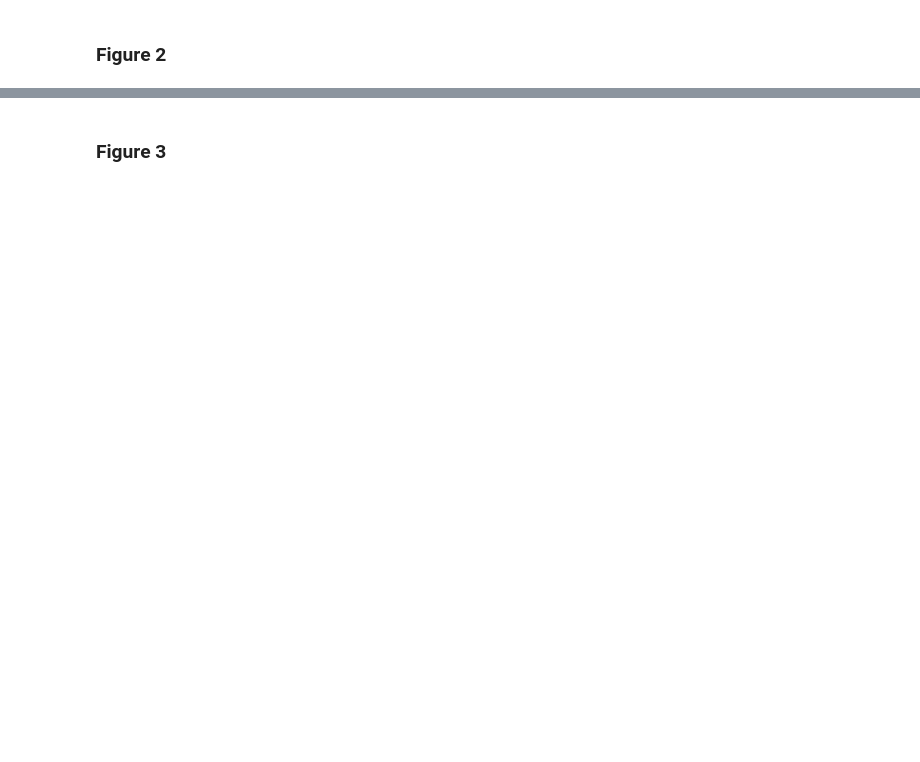
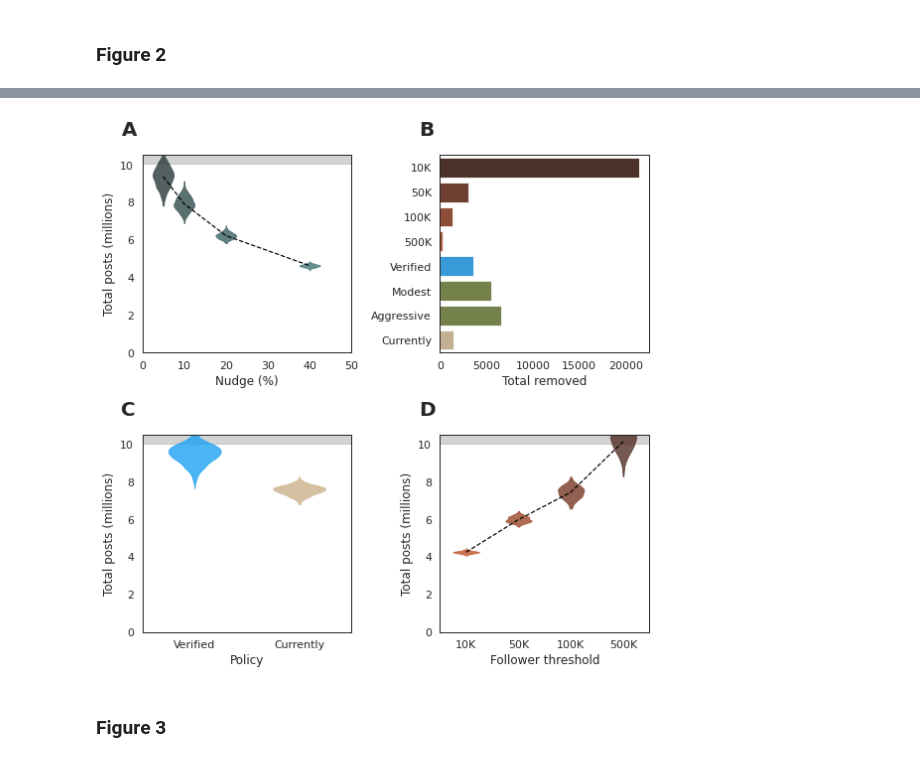
Before and after one commit to josephbb/CommunityNotesSim, a Jupyter notebook: Analysis.ipynb, the cells around one changed output, grey strips where cells are left out. Saved outputs shown, nothing was run; the diff lists cells and outputs as text; code cells hidden in the pictures; blank space fills up the shorter version.

```diff
--- a/Analysis.ipynb
+++ b/Analysis.ipynb
@@ -839,2 +858,53 @@ plt.savefig('./output/figures/MS/Fig2.png',dpi=1000)
+# %%
+from src.figures import plot_sims
+from src.tables import get_table
+sns.set_context('paper',font_scale=1.25)
+sns.set_style('white')
+fig, axs = plt.subplots(2,2,figsize=(8,8))
+axs = axs.flat
+
+for n, ax in enumerate(axs):
+    ax.text(-0.1, 1.1, string.ascii_uppercase[n], transform=ax.transAxes,
+            size=20, weight='bold')
+
+plt.sca(axs[0])
+order = [0,21,22,23,24]
+
+table = get_table(sim_df, order)
+table.to_latex('./output/tables/nudge.tex',index=False)
+
+plot_delay(order,sim_df, 'nudge', xlabel='Nudge (%)',xmax=50)
+
+plt.sca(axs[1])
+ban_df = pd.read_csv(root + '/data/ban_df_counts.csv')
+temp_pal = sns.dark_palette(pal[1], reverse=False, n_colors=len(nudges)+1)[1:]
+temp_pal.append( np.array([29,161,242])/255.0)
+temp_pal.append(np.array(pal[-4]))
+temp_pal.append(pal[-4])
+temp_pal.append(pal[6])
+
+sns.barplot(ban_df['Total removed'],
+            ban_df['Policy'], palette=temp_pal)
+plt.ylabel('')
+
+plt.sca(axs[2])
+order = [0,29,30]
+table = get_table(sim_df, order)
+table.to_latex('./output/tables/ban_current_verified.tex',index=False)
+
+labels = ['Baseline', 'Verified', 'Currently']
+plot_verified_bans(order,sim_df,labels)
+
+
+plt.sca(axs[3])
+order = [0,28,27,26,25]
+table = get_table(sim_df, order)
+table.to_latex('./output/tables/ban_threshold.tex',index=False)
+plot_three_strikes_bans(order, sim_df, labels = ['Base','10K', '50K', '100K', '500K'])
+
+plt.tight_layout()
+plt.savefig('./output/figures/MS/Fig3.png',dpi=1000)
+# %% [output]
+[figure, added]
 # %% [markdown]
 <h3>Figure 3</h3>
```
Also changed, not shown: parts of 57 cells of this notebook, 13 other files.
